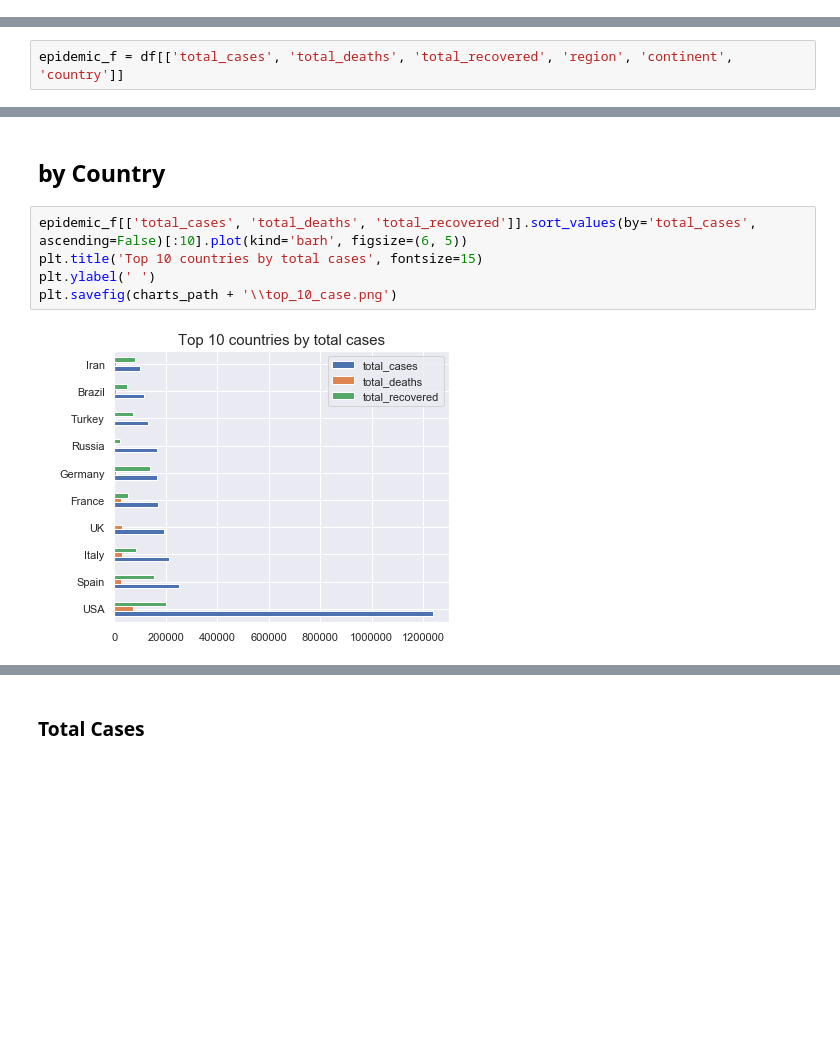
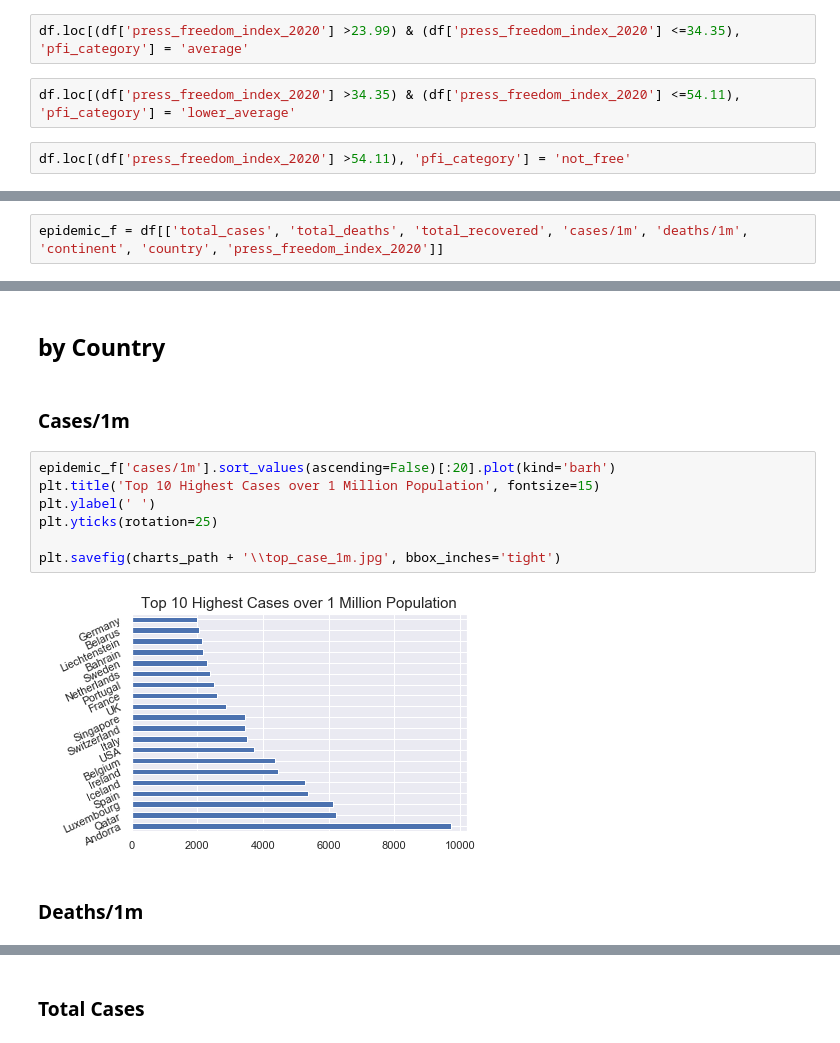
Before and after one commit to trungtv4597/Covid_19_and_Press_Freedom_Index_Analysis, a Jupyter notebook: assessment.ipynb, the cells around one changed output, grey strips where cells are left out. Saved outputs shown, nothing was run; the diff lists cells and outputs as text; blank space fills up the shorter version.

Commit message:
best-worst_nations_by_region_analyze

```diff
--- a/assessment.ipynb
+++ b/assessment.ipynb
@@ -227,0 +229,6 @@ pfi_bins_f
+# %%
+df.loc[(df['press_freedom_index_2020'] >23.99) & (df['press_freedom_index_2020'] <=34.35), 'pfi_category'] = 'average'
+# %%
+df.loc[(df['press_freedom_index_2020'] >34.35) & (df['press_freedom_index_2020'] <=54.11), 'pfi_category'] = 'lower_average'
+# %%
+df.loc[(df['press_freedom_index_2020'] >54.11), 'pfi_category'] = 'not_free'
@@ -237,15 +262,21 @@ plt.savefig(charts_path + '\\his_pfi.jpg')
 # %% [markdown]
 # Epidemic Status
 # %%
-epidemic_f = df[['total_cases', 'total_deaths', 'total_recovered', 'region', 'continent', 'country']]
+epidemic_f = df[['total_cases', 'total_deaths', 'total_recovered', 'cases/1m', 'deaths/1m', 'continent', 'country', 'press_freedom_index_2020']]
 # %%
 epidemic_f = epidemic_f.set_index('country')
 # %% [markdown]
 ## by Country
+# %% [markdown]
+### Cases/1m
 # %%
-epidemic_f[['total_cases', 'total_deaths', 'total_recovered']].sort_values(by='total_cases', ascending=False)[:10].plot(kind='barh', figsize=(6, 5))
-plt.title('Top 10 countries by total cases', fontsize=15)
+epidemic_f['cases/1m'].sort_values(ascending=False)[:20].plot(kind='barh')
+plt.title('Top 10 Highest Cases over 1 Million Population', fontsize=15)
 plt.ylabel(' ')
-plt.savefig(charts_path + '\\top_10_case.png')
+plt.yticks(rotation=25)
+
+plt.savefig(charts_path + '\\top_case_1m.jpg', bbox_inches='tight')
 # %% [output]
-[figure, old version]
+[figure, new version]
+# %% [markdown]
+### Deaths/1m
```
Also changed, not shown: parts of 152 cells of this notebook, 27 other files.
